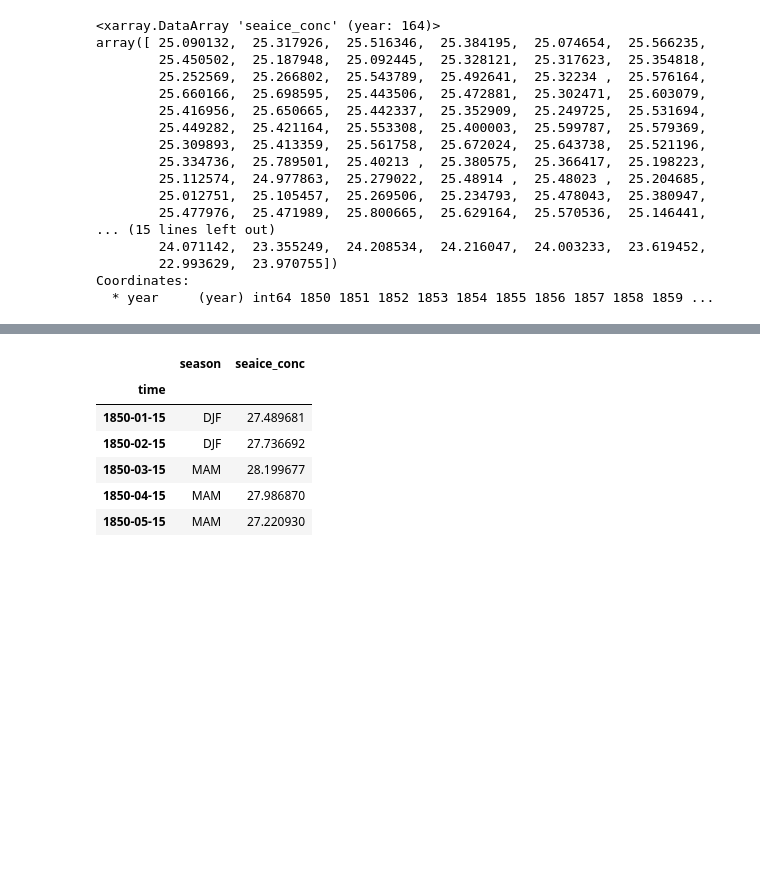
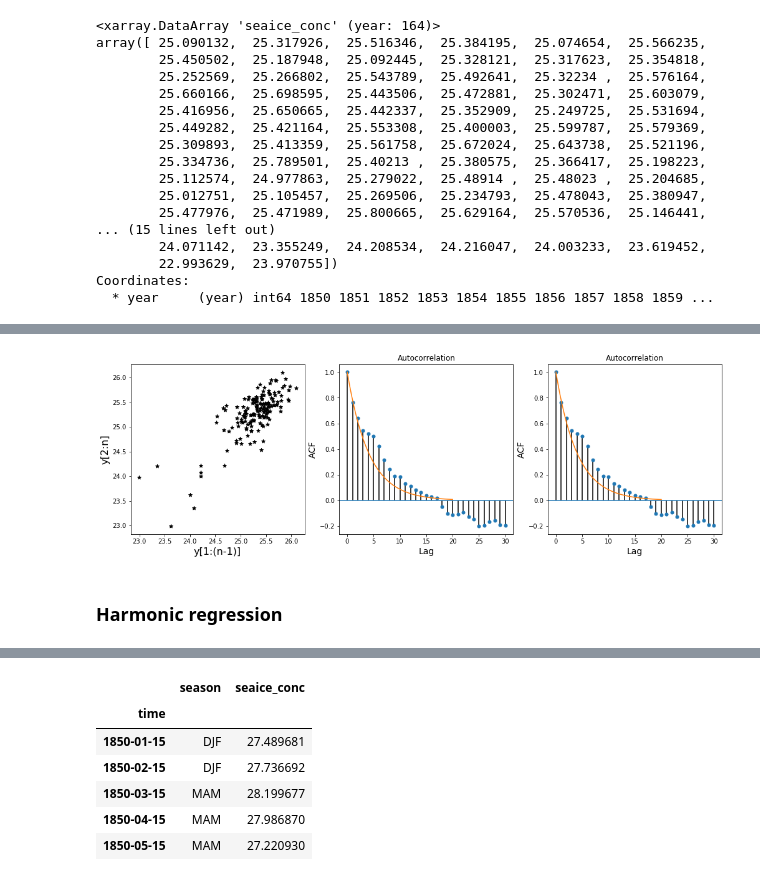
Before and after one commit to hfloresr/ArcticSea, a Jupyter notebook: explore_seaice.ipynb, the cells around one changed output, grey strips where cells are left out. Drawn from its saved outputs; the diff is of its cells as text; code cells hidden in the pictures; blank space fills up the shorter version.

```diff
--- a/explore_seaice.ipynb
+++ b/explore_seaice.ipynb
@@ -146,0 +234,17 @@ py.iplot(fig, filename = "Yearly Seaice Averages")
+# %%
+fig, ax = plt.subplots(1,3,figsize=(17,5))            # Set up figure and subplots
+ax[0].scatter(y[:-1],y[1:],color='k',marker='*')      # scatter plot of values shifted by 1
+ax[0].set_xlabel('y[1:(n-1)]',fontsize=16)            # x axis label
+ax[0].set_ylabel('y[2:n]',fontsize=16)                # y axis label
+sm.graphics.tsa.plot_acf(y,lags=30,alpha=np.float('nan'),ax=ax[1]) # plot empirical autocorrelation function
+alpha_hat = np.corrcoef(y[:-1],y[1:])[0,1]           # the correlation coefficient between lagged values
+ax[1].plot(np.linspace(0,20),alpha_hat**np.linspace(0,20))        # line for theoretical acf using correlation coeff
+ax[1].set_xlabel('Lag', fontsize=14)                  # x axis label
+ax[1].set_ylabel('ACF',fontsize=14)                   # y axis label
+sm.graphics.tsa.plot_acf(y,lags=30,alpha=np.float('nan'),ax=ax[2]) # plot empirical autocorrelation function
+ax[2].plot(np.linspace(0,20),0.78**np.linspace(0,20)) # plot optimized autocorrelation function (more info below)
+ax[2].set_xlabel('Lag', fontsize=14)                  # x axis label
+ax[2].set_ylabel('ACF',fontsize=14)                   # y axis label
+plt.show()
+# %% [output]
+[figure, added]
@@ -146,0 +255,2 @@ py.iplot(fig, filename = "Yearly Seaice Averages")
+# %% [markdown]
+### Harmonic regression
```
Also changed, not shown: parts of 25 cells of this notebook, 1 other file.
